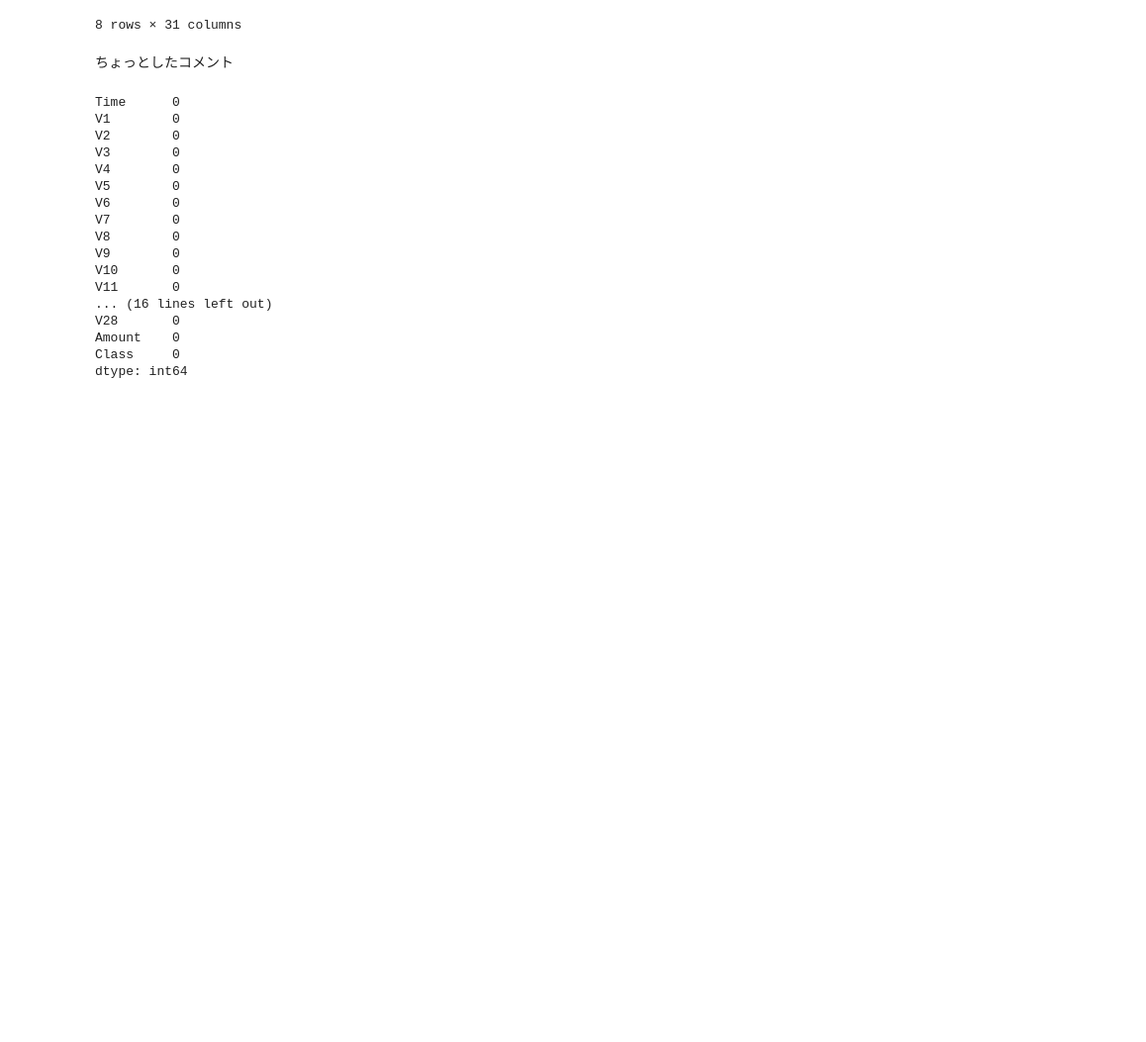
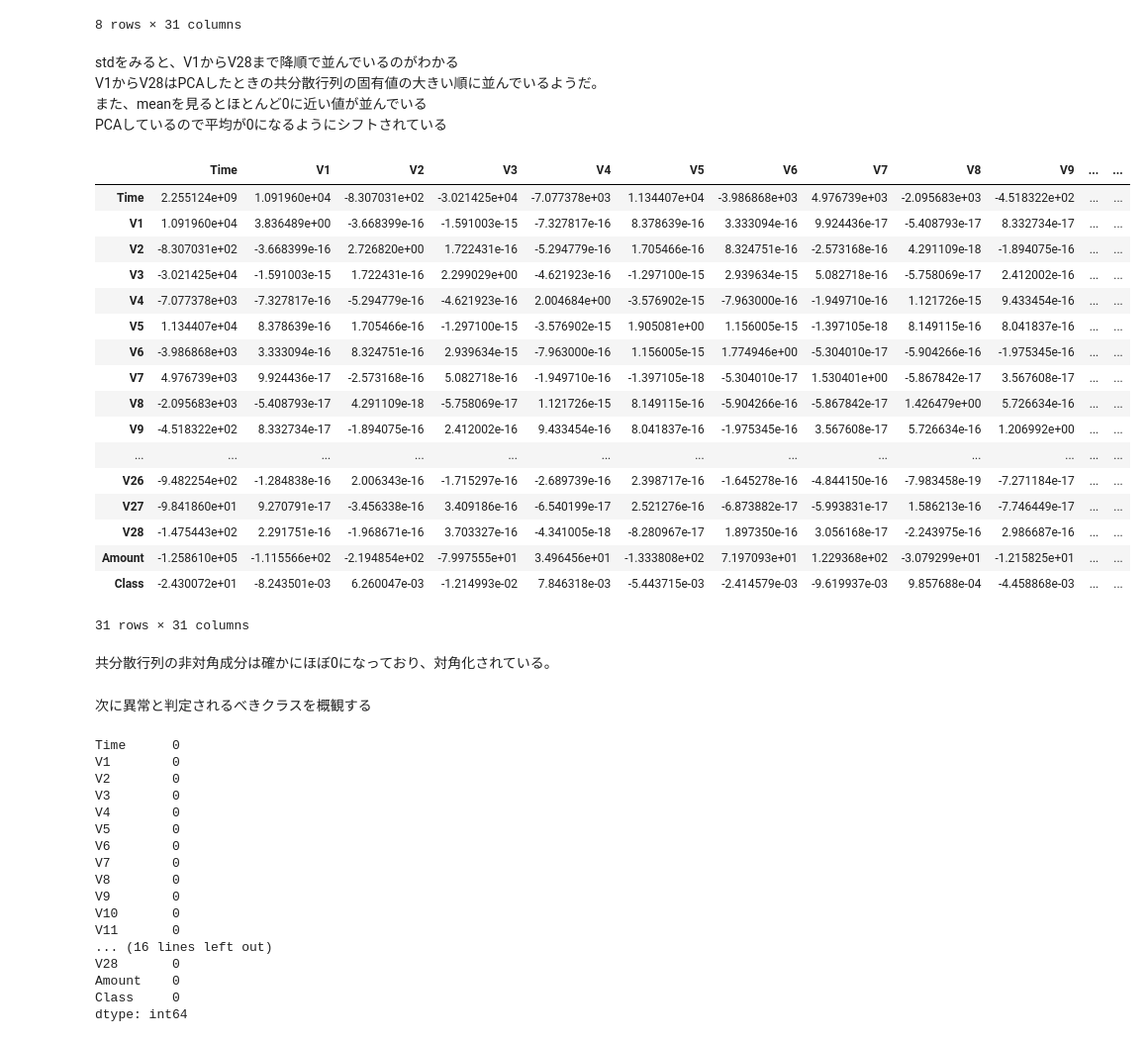
Before and after one commit to nagiton/anomaly_detection, a Jupyter notebook: T-sq_method.ipynb, the cells around one changed output. Shown at 99% size. Drawn from its saved outputs; the diff is of its cells as text; code cells hidden in the pictures; blank space fills up the shorter version.

```diff
--- a/T-sq_method.ipynb
+++ b/T-sq_method.ipynb
@@ -49,5 +53,3 @@ df.describe()
 | 75% | 139320.500000 | 1.315642e+00 | 8.037239e-01 | 1.027196e+00 | 7.433413e-01 | 6.119264e-01 | 3.985649e-01 | 5.704361e-01 | 3.273459e-01 | 5.971390e-01 | ... | ... |
 | max | 172792.000000 | 2.454930e+00 | 2.205773e+01 | 9.382558e+00 | 1.687534e+01 | 3.480167e+01 | 7.330163e+01 | 1.205895e+02 | 2.000721e+01 | 1.559499e+01 | ... | ... |
 8 rows × 31 columns
-# %% [markdown]
-ちょっとしたコメント
@@ -56,3 +56,33 @@ df.describe()
+# %% [markdown]
+stdをみると、V1からV28まで降順で並んでいるのがわかる
+V1からV28はPCAしたときの共分散行列の固有値の大きい順に並んでいるようだ。
+また、meanを見るとほとんど0に近い値が並んでいる
+PCAしているので平均が0になるようにシフトされている
+# %%
+df.cov()
+# %% [output]
+|  | Time | V1 | V2 | V3 | V4 | V5 | V6 | V7 | V8 | V9 | ... | ... |
+| Time | 2.255124e+09 | 1.091960e+04 | -8.307031e+02 | -3.021425e+04 | -7.077378e+03 | 1.134407e+04 | -3.986868e+03 | 4.976739e+03 | -2.095683e+03 | -4.518322e+02 | ... | ... |
+| V1 | 1.091960e+04 | 3.836489e+00 | -3.668399e-16 | -1.591003e-15 | -7.327817e-16 | 8.378639e-16 | 3.333094e-16 | 9.924436e-17 | -5.408793e-17 | 8.332734e-17 | ... | ... |
+| V2 | -8.307031e+02 | -3.668399e-16 | 2.726820e+00 | 1.722431e-16 | -5.294779e-16 | 1.705466e-16 | 8.324751e-16 | -2.573168e-16 | 4.291109e-18 | -1.894075e-16 | ... | ... |
+| V3 | -3.021425e+04 | -1.591003e-15 | 1.722431e-16 | 2.299029e+00 | -4.621923e-16 | -1.297100e-15 | 2.939634e-15 | 5.082718e-16 | -5.758069e-17 | 2.412002e-16 | ... | ... |
+| V4 | -7.077378e+03 | -7.327817e-16 | -5.294779e-16 | -4.621923e-16 | 2.004684e+00 | -3.576902e-15 | -7.963000e-16 | -1.949710e-16 | 1.121726e-15 | 9.433454e-16 | ... | ... |
+| V5 | 1.134407e+04 | 8.378639e-16 | 1.705466e-16 | -1.297100e-15 | -3.576902e-15 | 1.905081e+00 | 1.156005e-15 | -1.397105e-18 | 8.149115e-16 | 8.041837e-16 | ... | ... |
+| V6 | -3.986868e+03 | 3.333094e-16 | 8.324751e-16 | 2.939634e-15 | -7.963000e-16 | 1.156005e-15 | 1.774946e+00 | -5.304010e-17 | -5.904266e-16 | -1.975345e-16 | ... | ... |
+| V7 | 4.976739e+03 | 9.924436e-17 | -2.573168e-16 | 5.082718e-16 | -1.949710e-16 | -1.397105e-18 | -5.304010e-17 | 1.530401e+00 | -5.867842e-17 | 3.567608e-17 | ... | ... |
+| V8 | -2.095683e+03 | -5.408793e-17 | 4.291109e-18 | -5.758069e-17 | 1.121726e-15 | 8.149115e-16 | -5.904266e-16 | -5.867842e-17 | 1.426479e+00 | 5.726634e-16 | ... | ... |
+| V9 | -4.518322e+02 | 8.332734e-17 | -1.894075e-16 | 2.412002e-16 | 9.433454e-16 | 8.041837e-16 | -1.975345e-16 | 3.567608e-17 | 5.726634e-16 | 1.206992e+00 | ... | ... |
+| ... | ... | ... | ... | ... | ... | ... | ... | ... | ... | ... | ... | ... |
+| V26 | -9.482254e+02 | -1.284838e-16 | 2.006343e-16 | -1.715297e-16 | -2.689739e-16 | 2.398717e-16 | -1.645278e-16 | -4.844150e-16 | -7.983458e-19 | -7.271184e-17 | ... | ... |
+| V27 | -9.841860e+01 | 9.270791e-17 | -3.456338e-16 | 3.409186e-16 | -6.540199e-17 | 2.521276e-16 | -6.873882e-17 | -5.993831e-17 | 1.586213e-16 | -7.746449e-17 | ... | ... |
+| V28 | -1.475443e+02 | 2.291751e-16 | -1.968671e-16 | 3.703327e-16 | -4.341005e-18 | -8.280967e-17 | 1.897350e-16 | 3.056168e-17 | -2.243975e-16 | 2.986687e-16 | ... | ... |
+| Amount | -1.258610e+05 | -1.115566e+02 | -2.194854e+02 | -7.997555e+01 | 3.496456e+01 | -1.333808e+02 | 7.197093e+01 | 1.229368e+02 | -3.079299e+01 | -1.215825e+01 | ... | ... |
+| Class | -2.430072e+01 | -8.243501e-03 | 6.260047e-03 | -1.214993e-02 | 7.846318e-03 | -5.443715e-03 | -2.414579e-03 | -9.619937e-03 | 9.857688e-04 | -4.458868e-03 | ... | ... |
+31 rows × 31 columns
+# %% [markdown]
+共分散行列の非対角成分は確かにほぼ0になっており、対角化されている。
+# %% [markdown]
+次に異常と判定されるべきクラスを概観する
 # %%
 df.isnull().sum()
 # %% [output]
```
Also changed, not shown: parts of 23 cells of this notebook.
